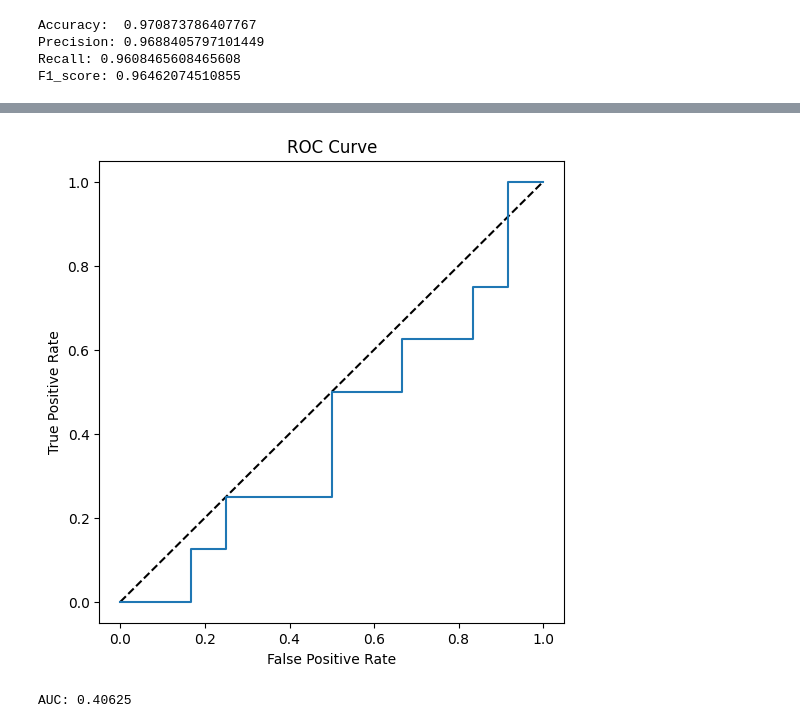
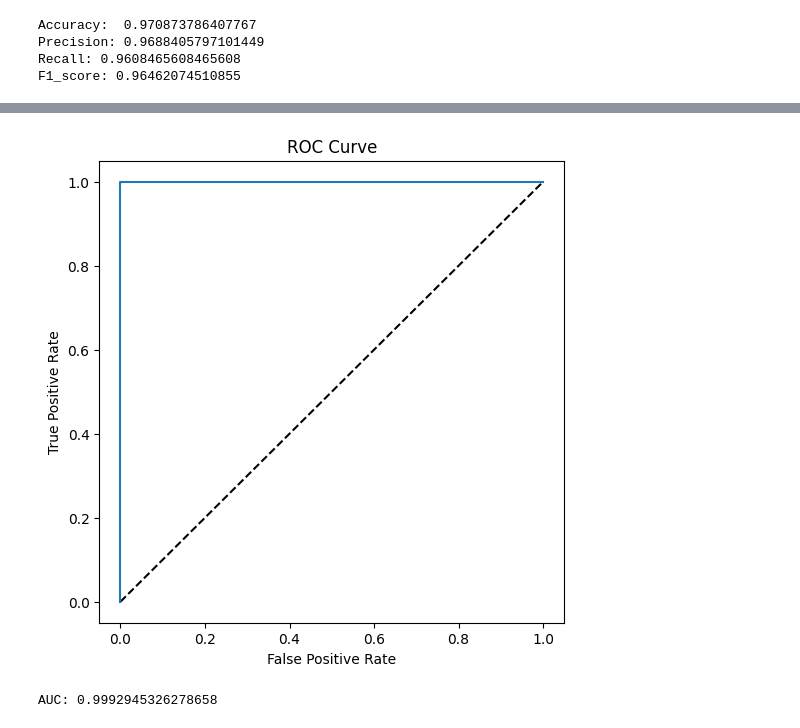
Before and after one commit to KenZooo11/m14.5, a Jupyter notebook: 14.5.ipynb, the cells around one changed output, grey strips where cells are left out. Drawn from its saved outputs; the diff is of its cells as text; code cells hidden in the pictures.

```diff
--- a/14.5.ipynb
+++ b/14.5.ipynb
@@ -318,27 +317,26 @@ weighted avg       0.53      0.30      0.38        20
 # %%
-from sklearn.metrics import roc_curve
-from sklearn.metrics import roc_auc_score
-
+import matplotlib.pyplot as plt
+from sklearn.metrics import roc_curve, roc_auc_score
 # prognoza prawdopodobieństwa
 predictions_probability_lr = model_lr.predict_proba(X_test_standardized)
 
 # obliczenie FPR oraz TPR w zależności od punktu odcięcia
-fpr, tpr, thresholds = roc_curve(y_test, predictions_probability_lr[:,1])
+fpr, tpr, thresholds = roc_curve(y_test, predictions_probability_lr[:,1], pos_label=1)
 
 # wizualizacja ROC Curve
 fig = plt.figure(figsize=(6, 6))
 
 # rysowanie prostej dla modelu losowego
 plt.plot([0, 1], [0, 1], 'k--')
 plt.plot(fpr, tpr)
 plt.xlabel('False Positive Rate')
 plt.ylabel('True Positive Rate')
 plt.title('ROC Curve')
 plt.show()
 
 # obliczenie AUC
-auc = roc_auc_score(y_test, predictions_probability_lr[:,1])
+auc = roc_auc_score(y_test, predictions_probability_lr, multi_class="ovo")
 print('AUC: ' + str(auc))
 # %% [output]
-[figure, old version]
+[figure, new version]
-AUC: 0.40625
+AUC: 0.9992945326278658
```
Also changed, not shown: parts of 29 cells of this notebook.
